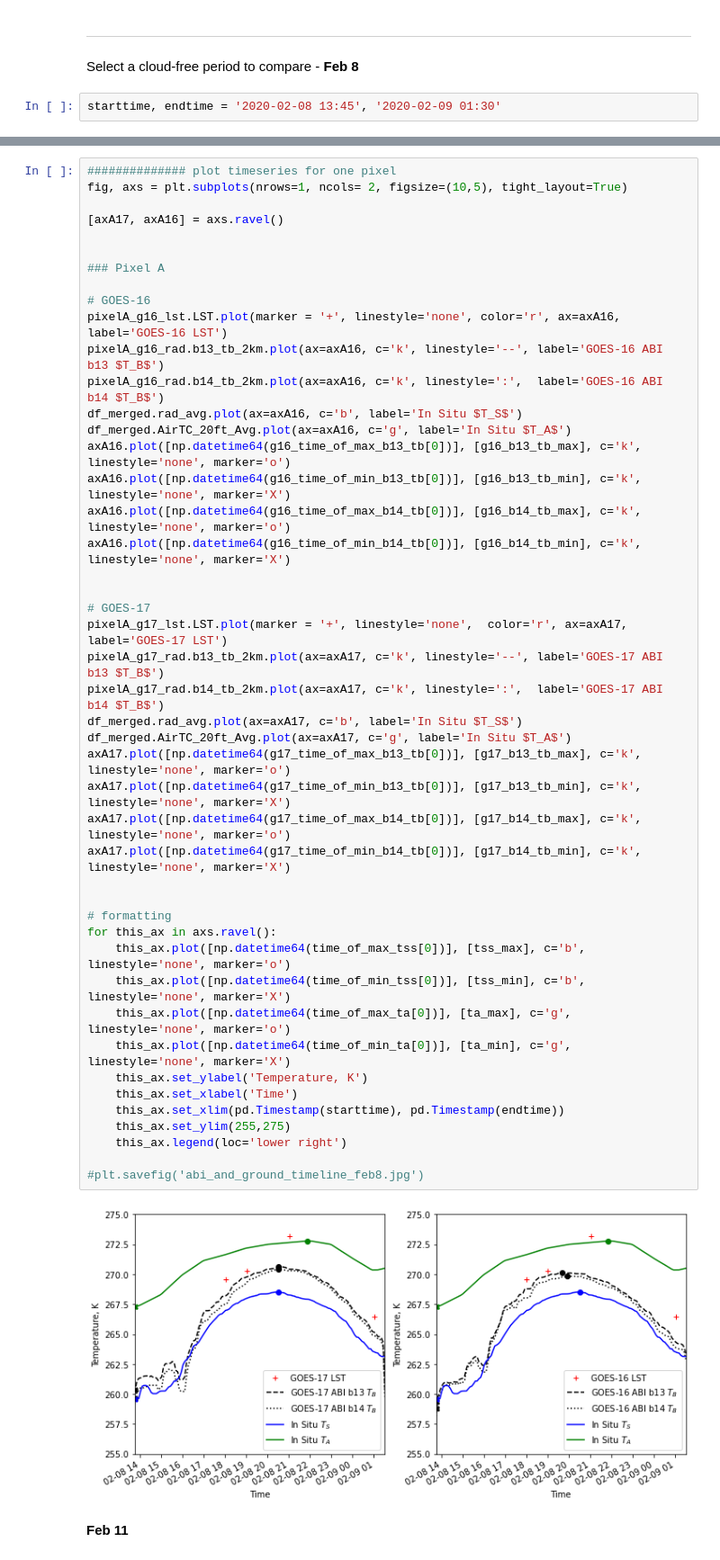
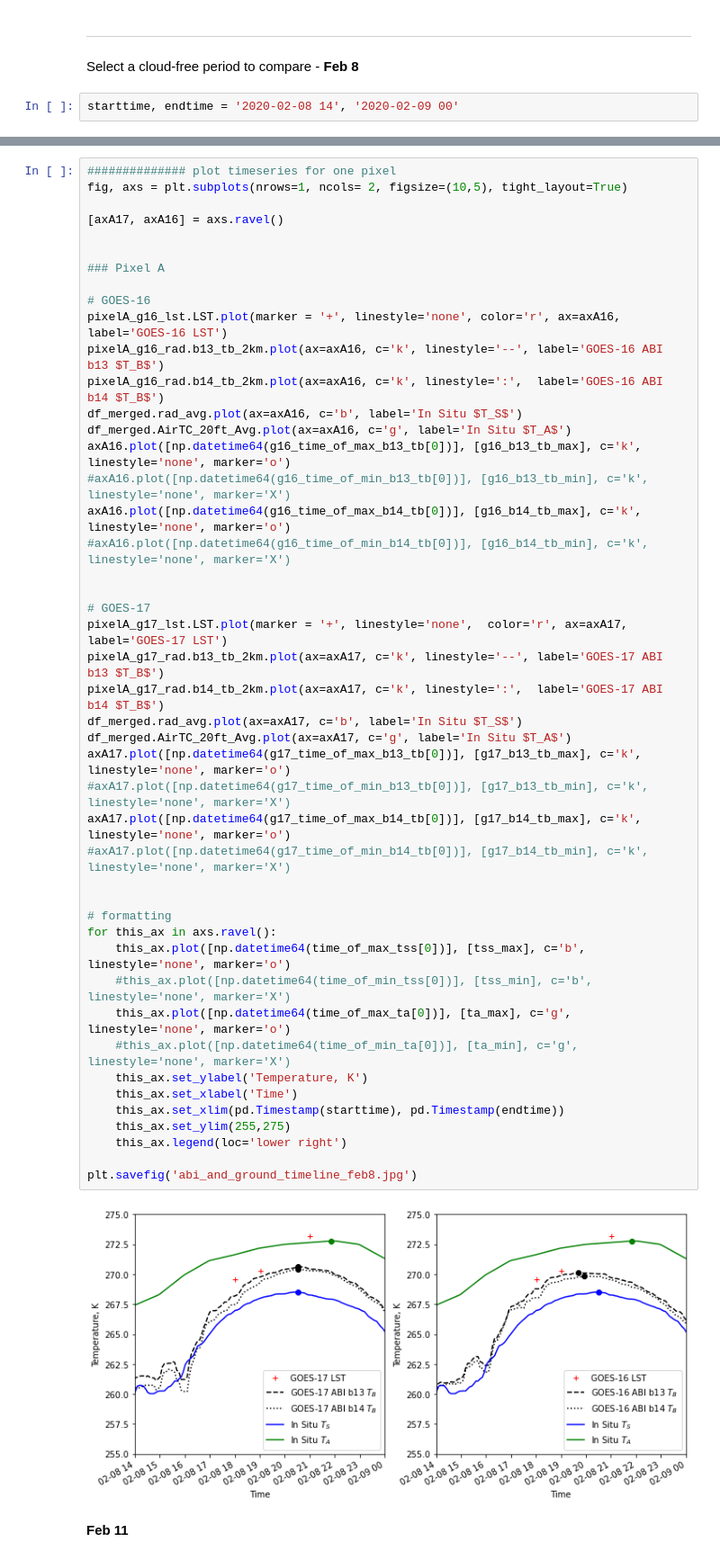
Before and after one commit to spestana/snowex2020, a Jupyter notebook: abi_vs_ground.ipynb, the cells around one changed output, grey strips where cells are left out. Shown at 90% size. Cells and saved outputs as stored; diff of their text form.

```diff
--- a/abi_vs_ground.ipynb
+++ b/abi_vs_ground.ipynb
@@ -163,7 +163,7 @@ df_merged = df_merged.rolling('30T',                 # Size of the moving window
 ---
 Select a cloud-free period to compare - **Feb 8**
 # %%
-starttime, endtime = '2020-02-08 13:45', '2020-02-09 01:30'
+starttime, endtime = '2020-02-08 14', '2020-02-09 00'
 # %%
 n_hours = 1
 
@@ -356,41 +356,41 @@ fig, axs = plt.subplots(nrows=1, ncols= 2, figsize=(10,5), tight_layout=True)
 pixelA_g16_lst.LST.plot(marker = '+', linestyle='none', color='r', ax=axA16, label='GOES-16 LST')
 pixelA_g16_rad.b13_tb_2km.plot(ax=axA16, c='k', linestyle='--', label='GOES-16 ABI b13 $T_B$')
 pixelA_g16_rad.b14_tb_2km.plot(ax=axA16, c='k', linestyle=':',  label='GOES-16 ABI b14 $T_B$')
 df_merged.rad_avg.plot(ax=axA16, c='b', label='In Situ $T_S$')
 df_merged.AirTC_20ft_Avg.plot(ax=axA16, c='g', label='In Situ $T_A$')
 axA16.plot([np.datetime64(g16_time_of_max_b13_tb[0])], [g16_b13_tb_max], c='k', linestyle='none', marker='o')
-axA16.plot([np.datetime64(g16_time_of_min_b13_tb[0])], [g16_b13_tb_min], c='k', linestyle='none', marker='X')
+#axA16.plot([np.datetime64(g16_time_of_min_b13_tb[0])], [g16_b13_tb_min], c='k', linestyle='none', marker='X')
 axA16.plot([np.datetime64(g16_time_of_max_b14_tb[0])], [g16_b14_tb_max], c='k', linestyle='none', marker='o')
-axA16.plot([np.datetime64(g16_time_of_min_b14_tb[0])], [g16_b14_tb_min], c='k', linestyle='none', marker='X')
+#axA16.plot([np.datetime64(g16_time_of_min_b14_tb[0])], [g16_b14_tb_min], c='k', linestyle='none', marker='X')
 
 
 # GOES-17
 pixelA_g17_lst.LST.plot(marker = '+', linestyle='none',  color='r', ax=axA17, label='GOES-17 LST')
 pixelA_g17_rad.b13_tb_2km.plot(ax=axA17, c='k', linestyle='--', label='GOES-17 ABI b13 $T_B$')
 pixelA_g17_rad.b14_tb_2km.plot(ax=axA17, c='k', linestyle=':',  label='GOES-17 ABI b14 $T_B$')
 df_merged.rad_avg.plot(ax=axA17, c='b', label='In Situ $T_S$')
 df_merged.AirTC_20ft_Avg.plot(ax=axA17, c='g', label='In Situ $T_A$')
 axA17.plot([np.datetime64(g17_time_of_max_b13_tb[0])], [g17_b13_tb_max], c='k', linestyle='none', marker='o')
-axA17.plot([np.datetime64(g17_time_of_min_b13_tb[0])], [g17_b13_tb_min], c='k', linestyle='none', marker='X')
+#axA17.plot([np.datetime64(g17_time_of_min_b13_tb[0])], [g17_b13_tb_min], c='k', linestyle='none', marker='X')
 axA17.plot([np.datetime64(g17_time_of_max_b14_tb[0])], [g17_b14_tb_max], c='k', linestyle='none', marker='o')
-axA17.plot([np.datetime64(g17_time_of_min_b14_tb[0])], [g17_b14_tb_min], c='k', linestyle='none', marker='X')
+#axA17.plot([np.datetime64(g17_time_of_min_b14_tb[0])], [g17_b14_tb_min], c='k', linestyle='none', marker='X')
 
 
 # formatting
 for this_ax in axs.ravel():
     this_ax.plot([np.datetime64(time_of_max_tss[0])], [tss_max], c='b', linestyle='none', marker='o')
-    this_ax.plot([np.datetime64(time_of_min_tss[0])], [tss_min], c='b', linestyle='none', marker='X')
+    #this_ax.plot([np.datetime64(time_of_min_tss[0])], [tss_min], c='b', linestyle='none', marker='X')
     this_ax.plot([np.datetime64(time_of_max_ta[0])], [ta_max], c='g', linestyle='none', marker='o')
-    this_ax.plot([np.datetime64(time_of_min_ta[0])], [ta_min], c='g', linestyle='none', marker='X')
+    #this_ax.plot([np.datetime64(time_of_min_ta[0])], [ta_min], c='g', linestyle='none', marker='X')
     this_ax.set_ylabel('Temperature, K')
     this_ax.set_xlabel('Time')
     this_ax.set_xlim(pd.Timestamp(starttime), pd.Timestamp(endtime))
     this_ax.set_ylim(255,275)
     this_ax.legend(loc='lower right')
 
-#plt.savefig('abi_and_ground_timeline_feb8.jpg')
+plt.savefig('abi_and_ground_timeline_feb8.jpg')
 # %% [output]
-[figure, old version]
+[figure, new version]
 # %% [markdown]
 **Feb 11**
 # %%
```
Also changed, not shown: parts of 4 cells of this notebook.
